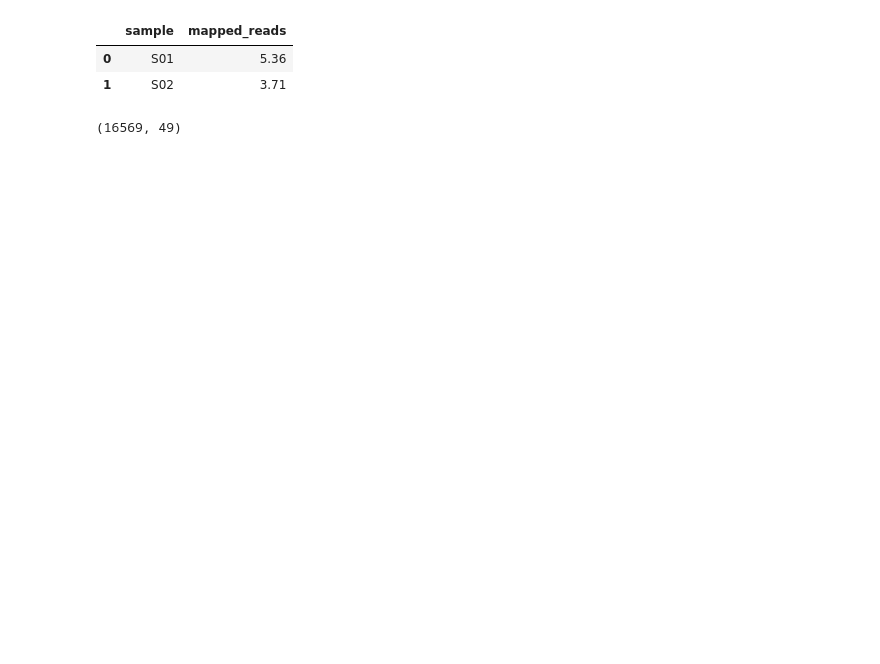
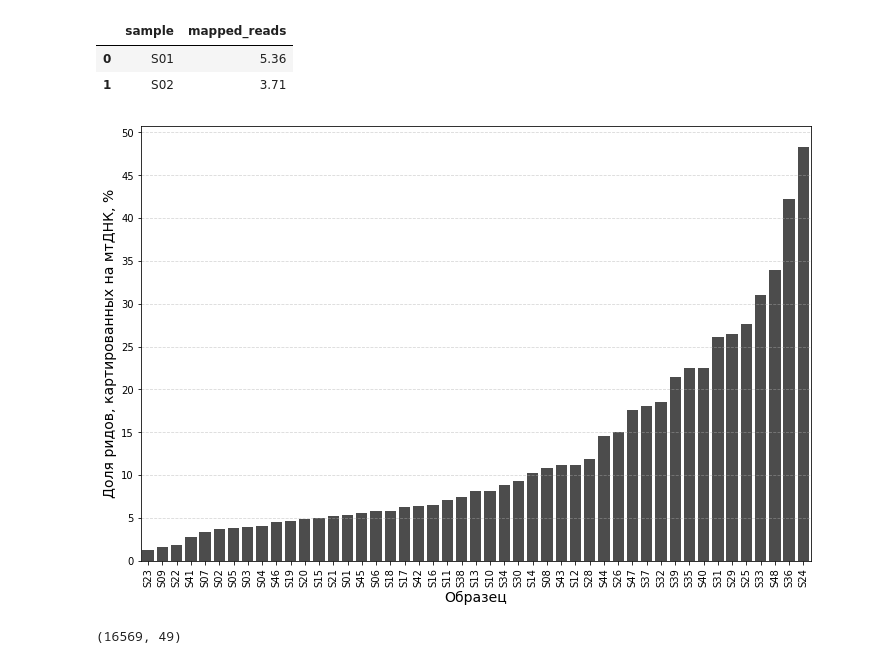
Before and after one commit to mitoclub/OldMenGenetics, a Jupyter notebook: notebooks/stats.ipynb, the cells around one changed output. Saved outputs shown, nothing was run; the diff lists cells and outputs as text; code cells hidden in the pictures; blank space fills up the shorter version.

Commit message:
mt_mapped_reads

```diff
--- a/notebooks/stats.ipynb
+++ b/notebooks/stats.ipynb
@@ -22,6 +22,18 @@ mt_reads_share.head(2)
 |  | sample | mapped_reads |
 | 0 | S01 | 5.36 |
 | 1 | S02 | 3.71 |
+# %%
+plt.figure(figsize=(12, 8))
+sns.barplot(data=mt_reads_share.sort_values("mapped_reads"), x="sample", y="mapped_reads", color="black", alpha=.7)
+plt.xticks(rotation=90)
+plt.yticks(np.arange(0, 51, 5))
+plt.ylabel("Доля ридов, картированных на мтДНК, %", fontsize=14)
+plt.xlabel("Образец", fontsize=14)
+plt.grid(alpha=0.5, axis="y", linestyle='--')
+plt.savefig("../figures/mt_mapped_reads.png")
+plt.show()
+# %% [output]
+[figure, added]
 # %%
 path_to_depth = "../data/interim/depth.tsv"
 depth = pd.read_csv(path_to_depth, sep="\t")
```
Also changed, not shown: 1 other file.
